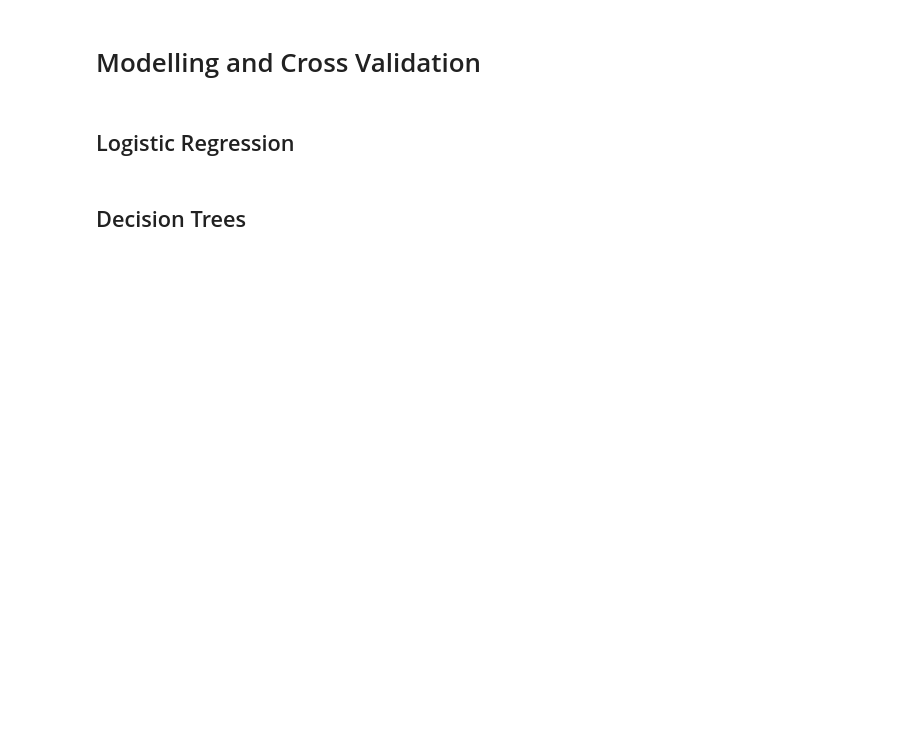
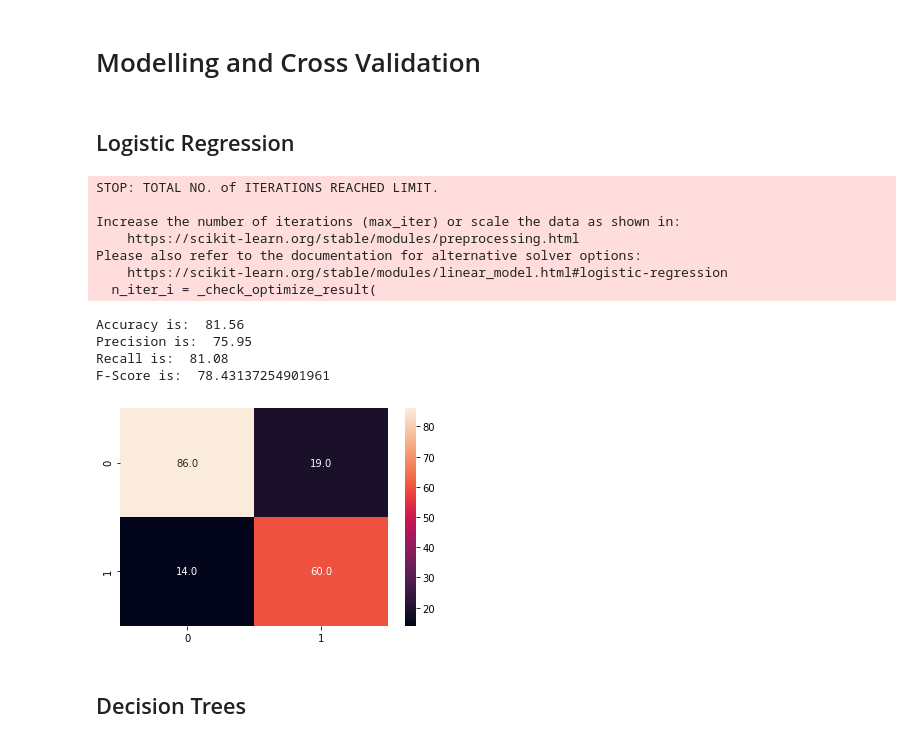
Before and after one commit to chiderac/Titanic-Coursework, a Jupyter notebook: Titanic Coursework.ipynb, the cells around one changed output. Drawn from its saved outputs; the diff is of its cells as text; code cells hidden in the pictures; blank space fills up the shorter version.

```diff
--- a/Titanic Coursework.ipynb
+++ b/Titanic Coursework.ipynb
@@ -944,6 +921,7 @@ df.head(10)
 # %%
 # specify input and output attribute
 X = df.drop(['Survived'],axis=1)
+X = X.drop(['Age_Log'], axis=1)
 y = df['Survived']
 # %%
 # select k best features
@@ -998,19 +1005,44 @@ print("x_test shape is: ", x_test.shape)
 # Modelling and Cross Validation
 # %%
 from sklearn.model_selection import cross_val_score
-# %%
-def classify(model, x, y):
-    x_train,x_test,y_train,y_test = train_test_split(X,y, test_size = 0.2, random_state=42)
-    model.fit(x_train,y_train)
-    print('Accuracy is: ', model.score(x_test,y_test)*100)
-    score = cross_val_score(model,x,y,cv=5)
-    print('Cross validation Accuaracy: ', np.mean(score)*100)
+# %%
+from sklearn.metrics import confusion_matrix
+from sklearn.model_selection import cross_val_predict
+def classify(model, x, y, n):
+    x_train,x_test,y_train,y_test = train_test_split(X,y, test_size = 0.2, random_state=42)
+    model.fit(x_train,y_train)
+#     here n is number of
+    y_pred = cross_val_predict(model, x_test, y_test, cv = n)
+    conf_mat = confusion_matrix(y_test,y_pred)
+    sns.heatmap(conf_mat,annot=True, fmt=".1f")
+    (tn, fp, fn, tp) = conf_mat.ravel()
+    accuracy = (tp+tn)/(tp+fp+fn+tn)*100
+    precision = (tp/(tp+fp)*100)
+    recall = (tp/(tp+fn)*100)
+    f_score = (2*precision*recall)/(precision+recall)
+    print("Accuracy is: ", round(accuracy, 2))
+    print("Precision is: ", round(precision, 2))
+    print("Recall is: ", round(recall,2))
+    print("F-Score is: ", f_score)
 # %% [markdown]
 ## Logistic Regression
 # %%
 from sklearn.linear_model import LogisticRegression
 clf = LogisticRegression()
-classify(clf, X,y)
+classify(clf, X,y, 4)
+# %% [output]
+STOP: TOTAL NO. of ITERATIONS REACHED LIMIT.
+
+Increase the number of iterations (max_iter) or scale the data as shown in:
+    https://scikit-learn.org/stable/modules/preprocessing.html
+Please also refer to the documentation for alternative solver options:
+    https://scikit-learn.org/stable/modules/linear_model.html#logistic-regression
+  n_iter_i = _check_optimize_result(
+Accuracy is:  81.56
+Precision is:  75.95
+Recall is:  81.08
+F-Score is:  78.43137254901961
+[figure, added]
 # %% [markdown]
 ## Decision Trees
 # %%
```
Also changed, not shown: parts of 44 cells of this notebook.
